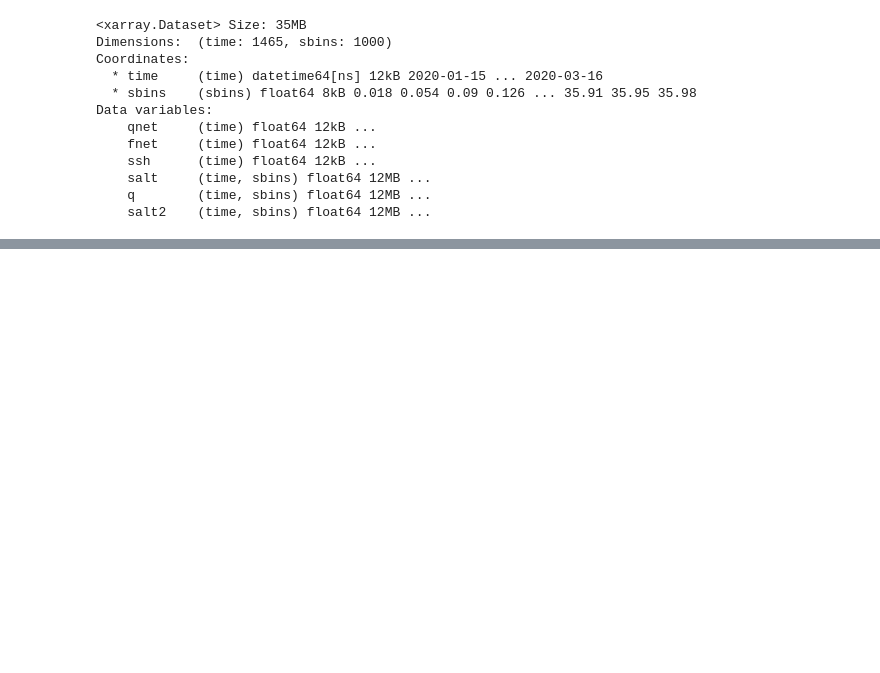
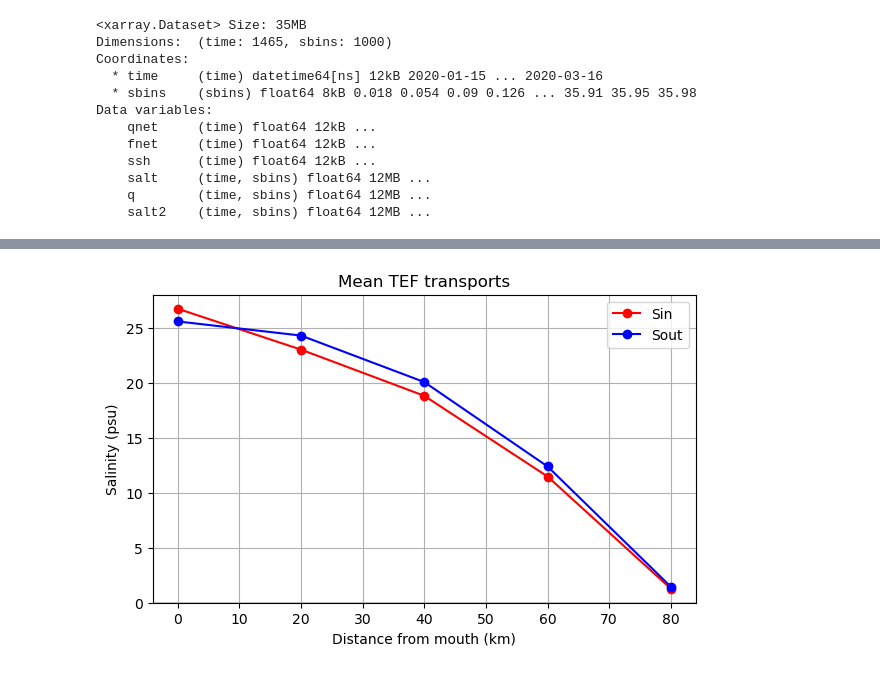
Before and after one commit to tiabottger/LO_user, a Jupyter notebook: plotting/TB_ae0_tef_alongestuary.ipynb, the cells around one changed output, grey strips where cells are left out. Drawn from its saved outputs; the diff is of its cells as text; code cells hidden in the pictures; blank space fills up the shorter version.

```diff
--- a/plotting/TB_ae0_tef_alongestuary.ipynb
+++ b/plotting/TB_ae0_tef_alongestuary.ipynb
@@ -34,6 +137,24 @@ def calc_Qin_Qout(ds):
     Qout = np.sum(np.where(q < 0, q, 0), axis=1)
 
     return Qin.mean(), Qout.mean()
+# %%
+import numpy as np
+
+def calc_Sin_Sout(ds):
+    q = ds['q'].values              # (time, sbins)
+    S = ds['sbins'].values          # (sbins,)
+
+    Qin  = np.sum(np.where(q > 0, q, 0), axis=1)
+    Qout = np.sum(np.where(q < 0, q, 0), axis=1)
+
+    Fin  = np.sum(np.where(q > 0, q * S[None,:], 0), axis=1)
+    Fout = np.sum(np.where(q < 0, q * S[None,:], 0), axis=1)
+
+    # TEF standard: ratio of means (more stable)
+    Sin  = np.nanmean(Fin) / np.nanmean(Qin)
+    Sout = np.nanmean(Fout) / np.nanmean(Qout)
+
+    return Sin, Sout
 # %%
 # assign distances
 dist_km = {
@@ -90,3 +336,56 @@ plt.show()
+# %%
+# assign distances
+dist_km = {
+    "mouth": 0,
+    "1": 80,
+    "2": 60,
+    "3": 40,
+    "4": 20
+}
+
+sections = {
+    "mouth": ds_processed_mouth,
+    "1": ds_processed_1,
+    "2": ds_processed_2,
+    "3": ds_processed_3,
+    "4": ds_processed_4
+}
+
+dist_list = []
+Sin_list = []
+Sout_list = []
+
+for name, ds in sections.items():
+    Sin_mean, Sout_mean = calc_Sin_Sout(ds)
+
+    dist_list.append(dist_km[name])
+    Sin_list.append(Sin_mean)
+    Sout_list.append(Sout_mean)
+
+# sort by distance
+dist_list = np.array(dist_list)
+Sin_list = np.array(Sin_list)
+Sout_list = np.array(Sout_list)
+
+ii = np.argsort(dist_list)
+dist_list = dist_list[ii]
+Sin_list = Sin_list[ii]
+Sout_list = Sout_list[ii]
+
+# --- plot ---
+plt.figure(figsize=(7,4))
+plt.plot(dist_list, Sin_list, '-o', label='Sin', color='red')
+plt.plot(dist_list, Sout_list, '-o', label='Sout', color='blue')
+
+plt.axhline(0, color='k', lw=1)
+plt.xlabel('Distance from mouth (km)')
+plt.ylabel('Salinity (psu)')
+plt.title('Mean TEF transports')
+plt.grid(True)
+plt.legend()
+plt.show()
+# %% [output]
+[figure, added]
 # %%
 dist_km = {
     "mouth": 0,
```
Also changed, not shown: parts of 16 cells of this notebook, 24 other files.
